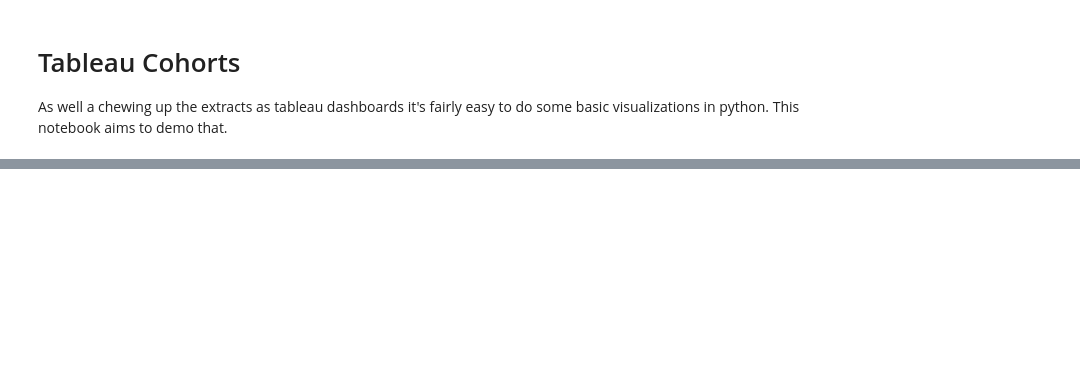
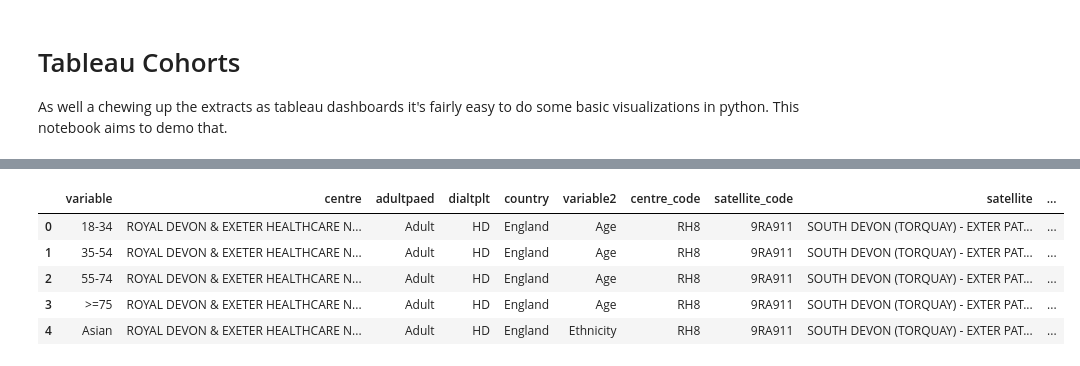
Before and after one commit to renalreg/dashboard-stats, a Jupyter notebook: demo/TableauCohortsVisualisation.ipynb, the cells around one changed output, grey strips where cells are left out. Drawn from its saved outputs; the diff is of its cells as text; code cells hidden in the pictures; blank space fills up the shorter version.

```diff
--- a/demo/TableauCohortsVisualisation.ipynb
+++ b/demo/TableauCohortsVisualisation.ipynb
@@ -92,3 +100,35 @@ fig = px.bar(
 
 fig.update_layout(xaxis={'categoryorder':'category ascending'})
 fig.show()
+# %%
+path = Path.cwd()
+file_path = path.parent / ".do_not_commit" / "krt_demog_ukrdc_live_2024.csv"
+df = pd.read_csv(file_path)
+
+filters = {
+    "adultpaed": "Adult",
+    #"dialtplt": None,
+    "country":"England",
+    #"centre_code": "RAQ01",
+    "centre_code": "RH8",
+    "satellite_code": None,
+    #"quarter": None,
+    #year": None,
+    "incidprev": "Prevalent",
+    "region": None
+}
+
+# apply filters to the dataframe
+filtered_df = df.copy()
+for column, value in filters.items():
+    if value is not None:
+        filtered_df = filtered_df[filtered_df[column] == value]
+
+filtered_df.head()
+# %% [output]
+|  | variable | centre | adultpaed | dialtplt | country | variable2 | centre_code | satellite_code | satellite | ... |
+| 0 | 18-34 | ROYAL DEVON & EXETER HEALTHCARE N... | Adult | HD | England | Age | RH8 | 9RA911 | SOUTH DEVON (TORQUAY) - EXTER PAT... | ... |
+| 1 | 35-54 | ROYAL DEVON & EXETER HEALTHCARE N... | Adult | HD | England | Age | RH8 | 9RA911 | SOUTH DEVON (TORQUAY) - EXTER PAT... | ... |
+| 2 | 55-74 | ROYAL DEVON & EXETER HEALTHCARE N... | Adult | HD | England | Age | RH8 | 9RA911 | SOUTH DEVON (TORQUAY) - EXTER PAT... | ... |
+| 3 | >=75 | ROYAL DEVON & EXETER HEALTHCARE N... | Adult | HD | England | Age | RH8 | 9RA911 | SOUTH DEVON (TORQUAY) - EXTER PAT... | ... |
+| 4 | Asian | ROYAL DEVON & EXETER HEALTHCARE N... | Adult | HD | England | Ethnicity | RH8 | 9RA911 | SOUTH DEVON (TORQUAY) - EXTER PAT... | ... |
```
Also changed, not shown: parts of 2 cells of this notebook.
